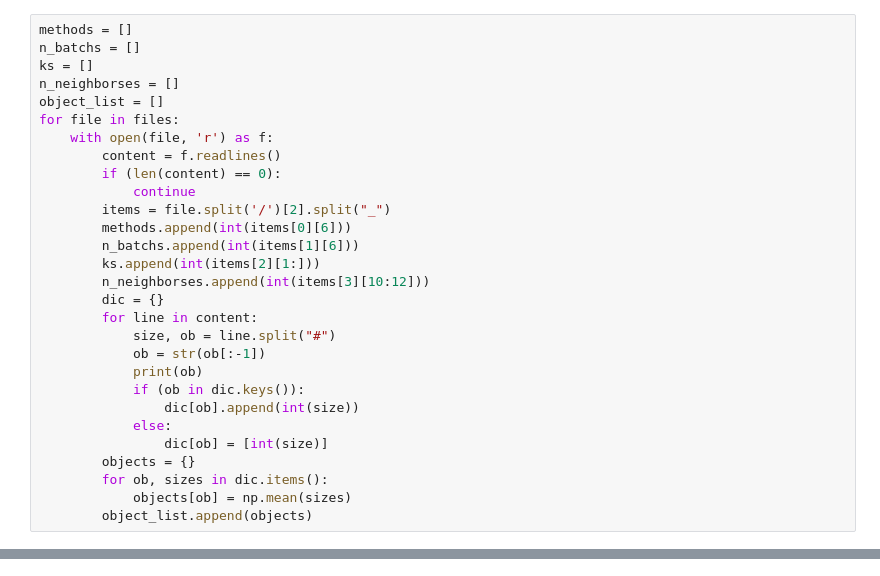
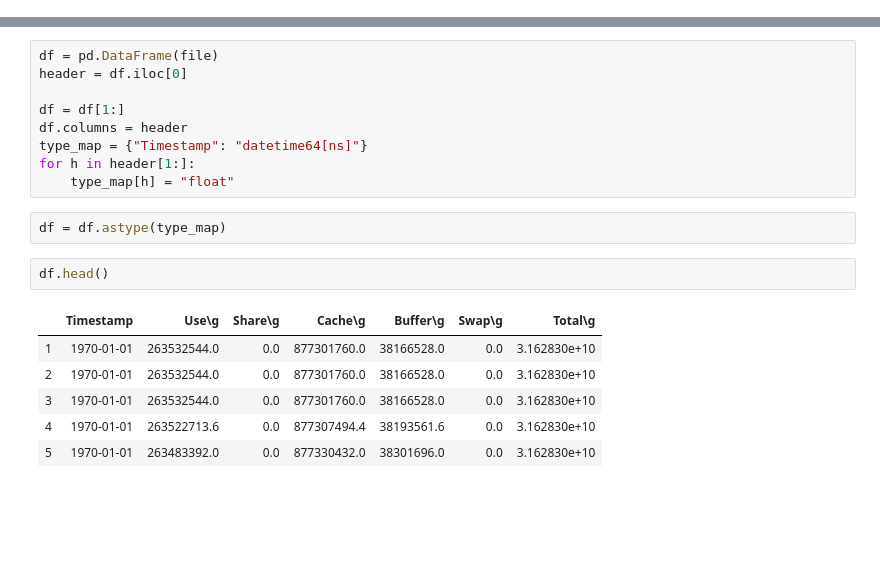
Before and after one commit to ShinsakuOkazaki/master-thesis, a Jupyter notebook: project/rust_knn_streaming/analysis/Untitled.ipynb, the cells around one changed output, grey strips where cells are left out. Saved outputs shown, nothing was run; the diff lists cells and outputs as text; blank space fills up the shorter version.

```diff
--- a/project/rust_knn_streaming/analysis/Untitled.ipynb
+++ b/project/rust_knn_streaming/analysis/Untitled.ipynb
@@ -11,29 +4,0 @@ for r, d, f in os.walk("../profile/"):
-# %%
-methods = []
-n_batchs = []
-ks = []
-n_neighborses = []
-object_list = []
-for file in files:
-    with open(file, 'r') as f:
-        content = f.readlines()
-        if (len(content) == 0):
-            continue
-        items = file.split('/')[2].split("_")
-        methods.append(int(items[0][6]))
-        n_batchs.append(int(items[1][6]))
-        ks.append(int(items[2][1:]))
-        n_neighborses.append(int(items[3][10:12]))
-        dic = {}
-        for line in content:
-            size, ob = line.split("#")
-            ob = str(ob[:-1])
-            print(ob)
-            if (ob in dic.keys()):
-                dic[ob].append(int(size))
-            else:
-                dic[ob] = [int(size)]
-        objects = {}
-        for ob, sizes in dic.items():
-            objects[ob] = np.mean(sizes)
-        object_list.append(objects)
@@ -150,0 +28,20 @@ ValueError: arrays must all be same length
+# %%
+df = pd.DataFrame(file)
+header = df.iloc[0]
+
+df = df[1:]
+df.columns = header
+type_map = {"Timestamp": "datetime64[ns]"}
+for h in header[1:]:
+    type_map[h] = "float"
+# %%
+df = df.astype(type_map)
+# %%
+df.head()
+# %% [output]
+|  | Timestamp | Use\g | Share\g | Cache\g | Buffer\g | Swap\g | Total\g |
+| 1 | 1970-01-01 | 263532544.0 | 0.0 | 877301760.0 | 38166528.0 | 0.0 | 3.162830e+10 |
+| 2 | 1970-01-01 | 263532544.0 | 0.0 | 877301760.0 | 38166528.0 | 0.0 | 3.162830e+10 |
+| 3 | 1970-01-01 | 263532544.0 | 0.0 | 877301760.0 | 38166528.0 | 0.0 | 3.162830e+10 |
+| 4 | 1970-01-01 | 263522713.6 | 0.0 | 877307494.4 | 38193561.6 | 0.0 | 3.162830e+10 |
+| 5 | 1970-01-01 | 263483392.0 | 0.0 | 877330432.0 | 38301696.0 | 0.0 | 3.162830e+10 |
```
Also changed, not shown: parts of 14 cells of this notebook, 35 other files.
